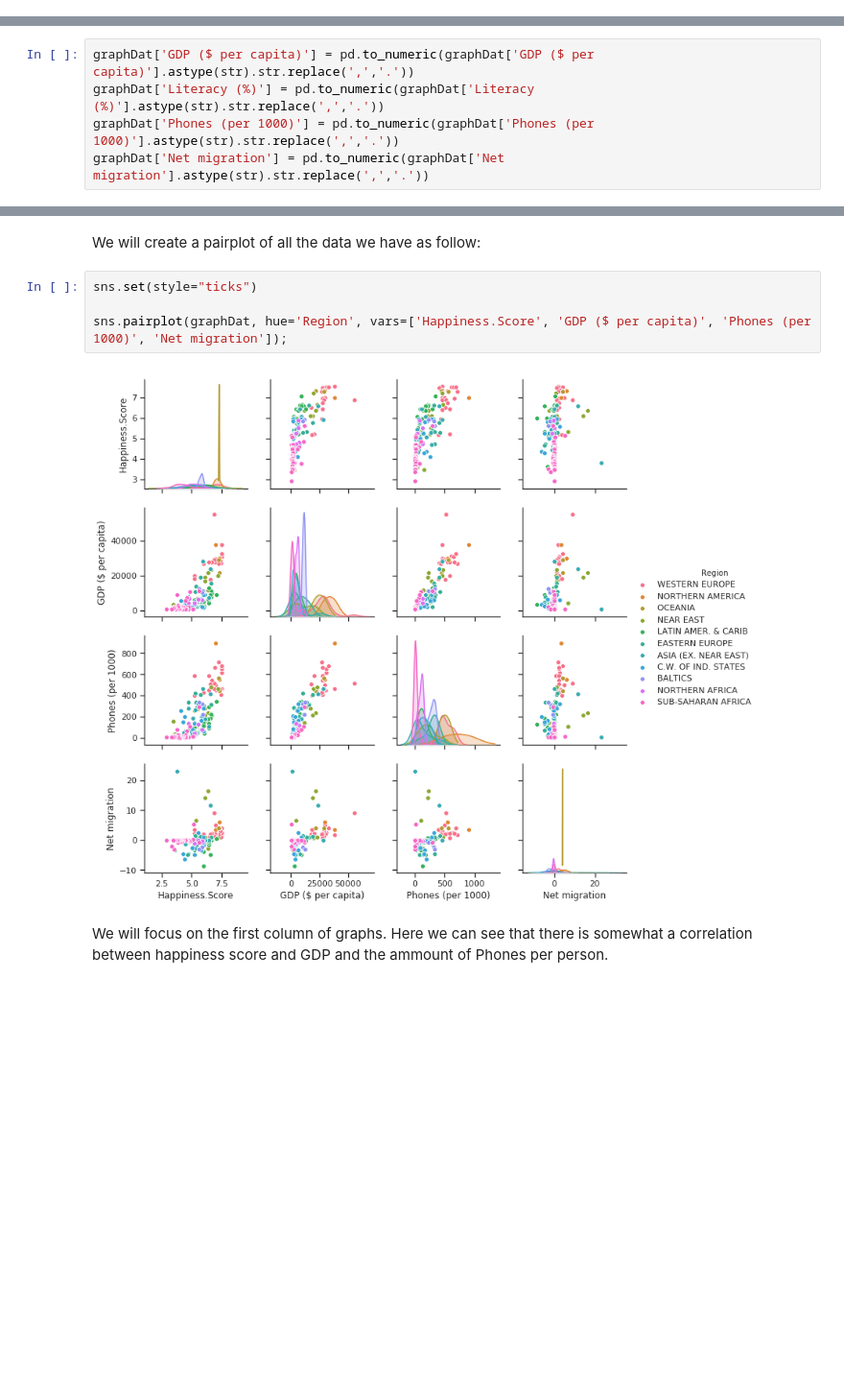
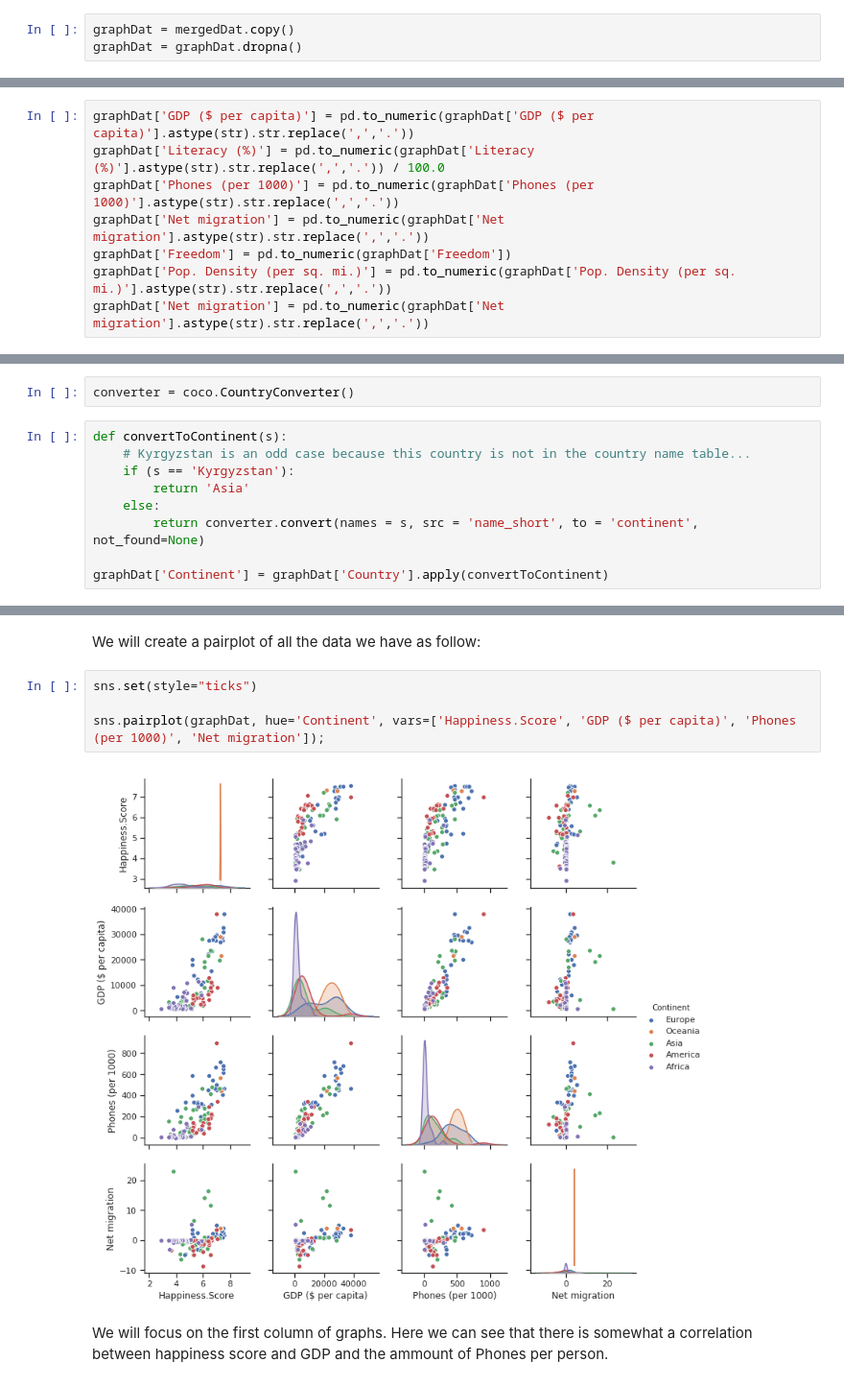
Before and after one commit to minhta16/DATA360, a Jupyter notebook: Individual/IndividualProject.ipynb, the cells around one changed output, grey strips where cells are left out. Shown: that part at 96% size. Drawn from its saved outputs; the diff is of its cells as text; blank space fills up the shorter version.

Commit message:
Some graphs for individual

```diff
--- a/Individual/IndividualProject.ipynb
+++ b/Individual/IndividualProject.ipynb
@@ -55,10 +53,16 @@ graphDat = graphDat.dropna()
+# %%
+graphDat = mergedDat.copy()
+graphDat = graphDat.dropna()
 # %% [markdown]
 I figured out that the second dataset has commas as decimal point. So we will have to convert that back to dots.
 # %%
 graphDat['GDP ($ per capita)'] = pd.to_numeric(graphDat['GDP ($ per capita)'].astype(str).str.replace(',','.'))
-graphDat['Literacy (%)'] = pd.to_numeric(graphDat['Literacy (%)'].astype(str).str.replace(',','.'))
+graphDat['Literacy (%)'] = pd.to_numeric(graphDat['Literacy (%)'].astype(str).str.replace(',','.')) / 100.0
 graphDat['Phones (per 1000)'] = pd.to_numeric(graphDat['Phones (per 1000)'].astype(str).str.replace(',','.'))
 graphDat['Net migration'] = pd.to_numeric(graphDat['Net migration'].astype(str).str.replace(',','.'))
+graphDat['Freedom'] = pd.to_numeric(graphDat['Freedom'])
+graphDat['Pop. Density (per sq. mi.)'] = pd.to_numeric(graphDat['Pop. Density (per sq. mi.)'].astype(str).str.replace(',','.'))
+graphDat['Net migration'] = pd.to_numeric(graphDat['Net migration'].astype(str).str.replace(',','.'))
 # %% [markdown]
 Here is what `graphDat` dataset looks like so far
 # %%
@@ -72,0 +80,11 @@ graphDat[0:5]
+# %%
+converter = coco.CountryConverter()
+# %%
+def convertToContinent(s):
+    # Kyrgyzstan is an odd case because this country is not in the country name table...
+    if (s == 'Kyrgyzstan'):
+        return 'Asia'
+    else:
+        return converter.convert(names = s, src = 'name_short', to = 'continent', not_found=None)
+
+graphDat['Continent'] = graphDat['Country'].apply(convertToContinent)
@@ -89,8 +112,8 @@ We will create a pairplot of all the data we have as follow:
 # %%
 sns.set(style="ticks")
 
-sns.pairplot(graphDat, hue='Region', vars=['Happiness.Score', 'GDP ($ per capita)', 'Phones (per 1000)', 'Net migration']);
+sns.pairplot(graphDat, hue='Continent', vars=['Happiness.Score', 'GDP ($ per capita)', 'Phones (per 1000)', 'Net migration']);
 # %% [output]
-[figure, old version]
+[figure, new version]
 # %% [markdown]
 We will focus on the first column of graphs. Here we can see that there is somewhat a correlation between happiness score and GDP and the ammount of Phones per person.
```
Also changed, not shown: parts of 14 cells of this notebook.
